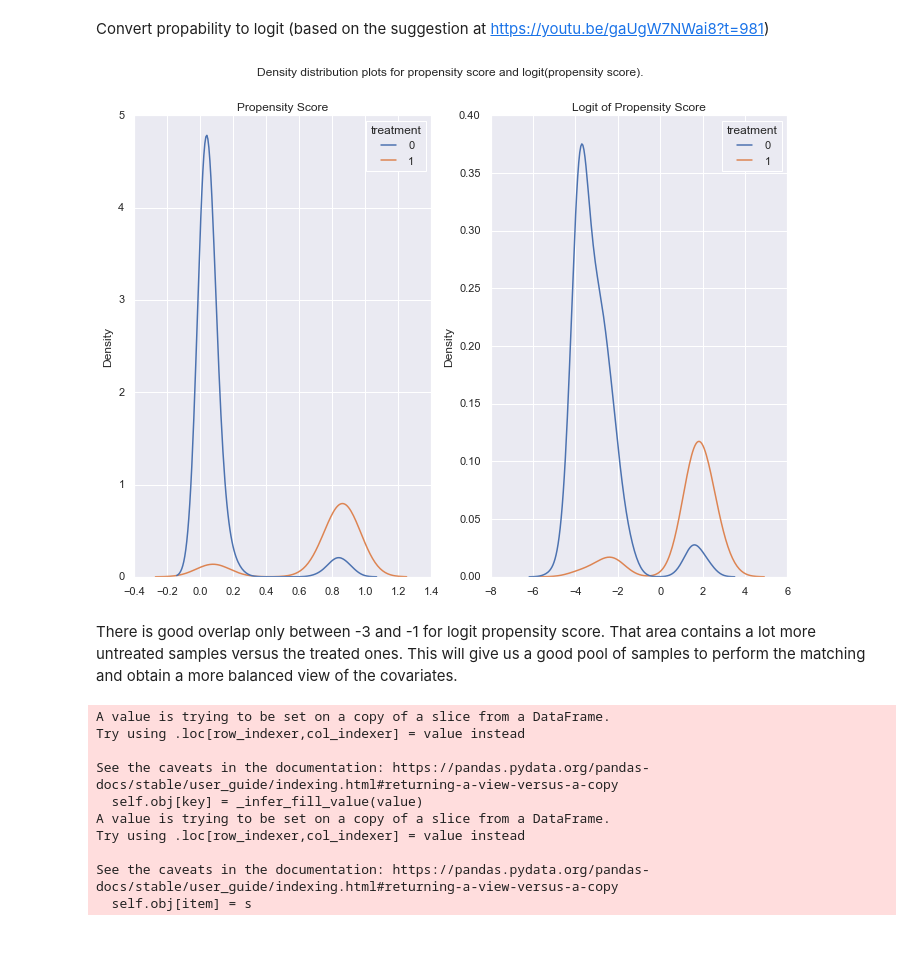
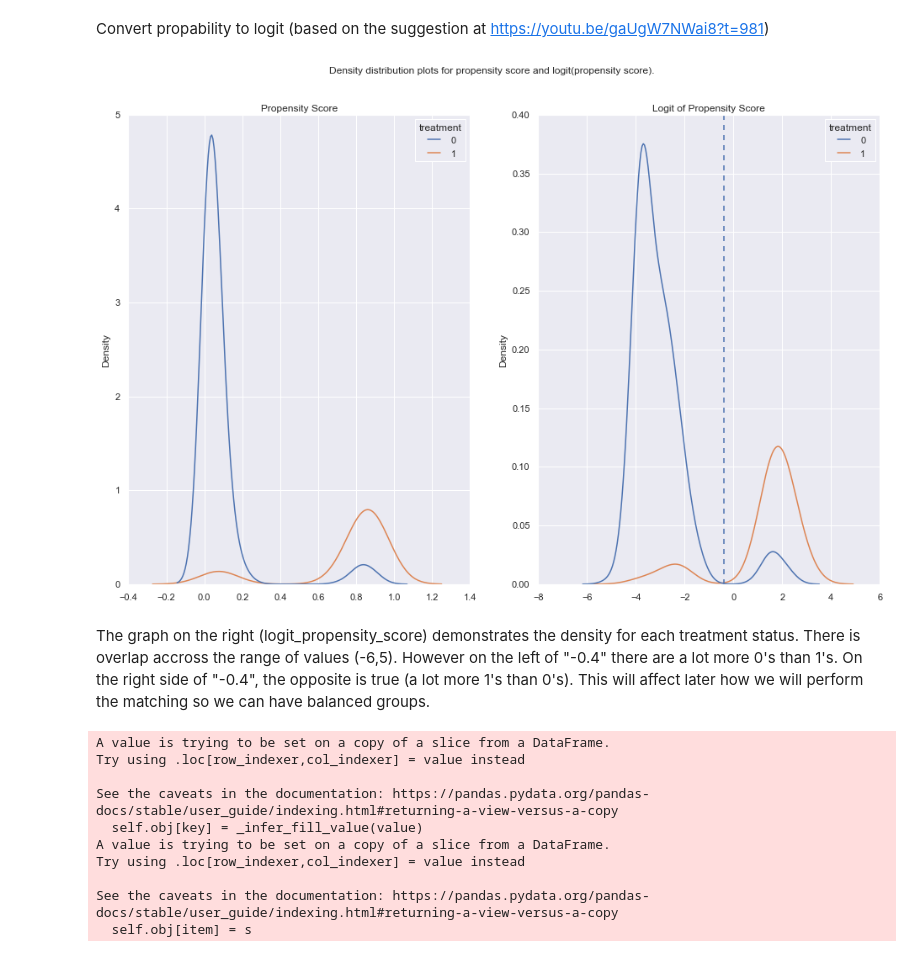
Before and after one commit to konosp/propensity-score-matching, a Jupyter notebook: propensity_score_matching_v2.ipynb, the cells around one changed output. Saved outputs shown, nothing was run; the diff lists cells and outputs as text; code cells hidden in the pictures.

Commit message:
point matching graph

```diff
--- a/propensity_score_matching_v2.ipynb
+++ b/propensity_score_matching_v2.ipynb
@@ -35,4 +35,4 @@ plt.style.use('classic')
 %matplotlib inline
 
 import seaborn as sns
-sns.set(rc={'figure.figsize':(11.7,8.27)})
+sns.set(rc={'figure.figsize':(16,10)})
@@ -111,16 +117,17 @@ predictions_logit = np.array([logit(xi) for xi in predictions[:,1]])
 # %%
 # Density distribution of propensity score (logic) broken down by treatment status
 fig, ax = plt.subplots(1,2)
 fig.suptitle('Density distribution plots for propensity score and logit(propensity score).')
 sns.kdeplot(x = predictions[:,1], hue = T , ax = ax[0])
 ax[0].set_title('Propensity Score')
 sns.kdeplot(x = predictions_logit, hue = T , ax = ax[1])
+ax[1].axvline(-0.4, ls='--')
 ax[1].set_title('Logit of Propensity Score')
 plt.show()
 # %% [output]
-[figure, old version]
+[figure, new version]
-# %% [markdown]
-There is good overlap only between -3 and -1 for logit propensity score. That area contains a lot more untreated samples versus the treated ones. This will give us a good pool of samples to perform the matching and obtain a more balanced view of the covariates.
+# %% [markdown]
+The graph on the right (logit_propensity_score) demonstrates the density for each treatment status. There is overlap accross the range of values (-6,5). However on the left of "-0.4" there are a lot more 0's than 1's. On the right side of "-0.4", the opposite is true (a lot more 1's than 0's). This will affect later how we will perform the matching so we can have balanced groups.
 # %%
 common_support = (predictions_logit > -10) & (predictions_logit < 10)
 # %%
```
Also changed, not shown: parts of 21 cells of this notebook.
